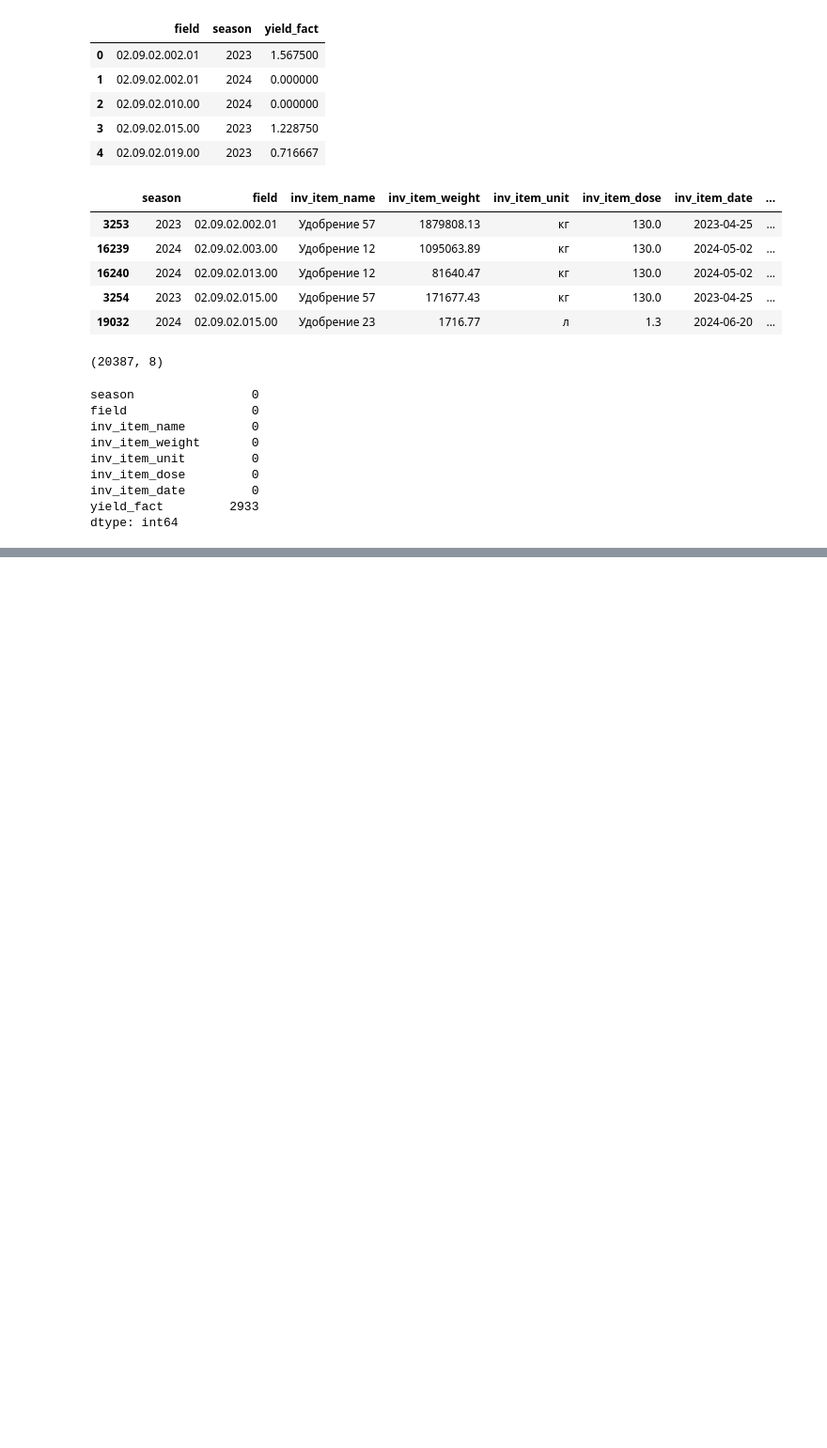
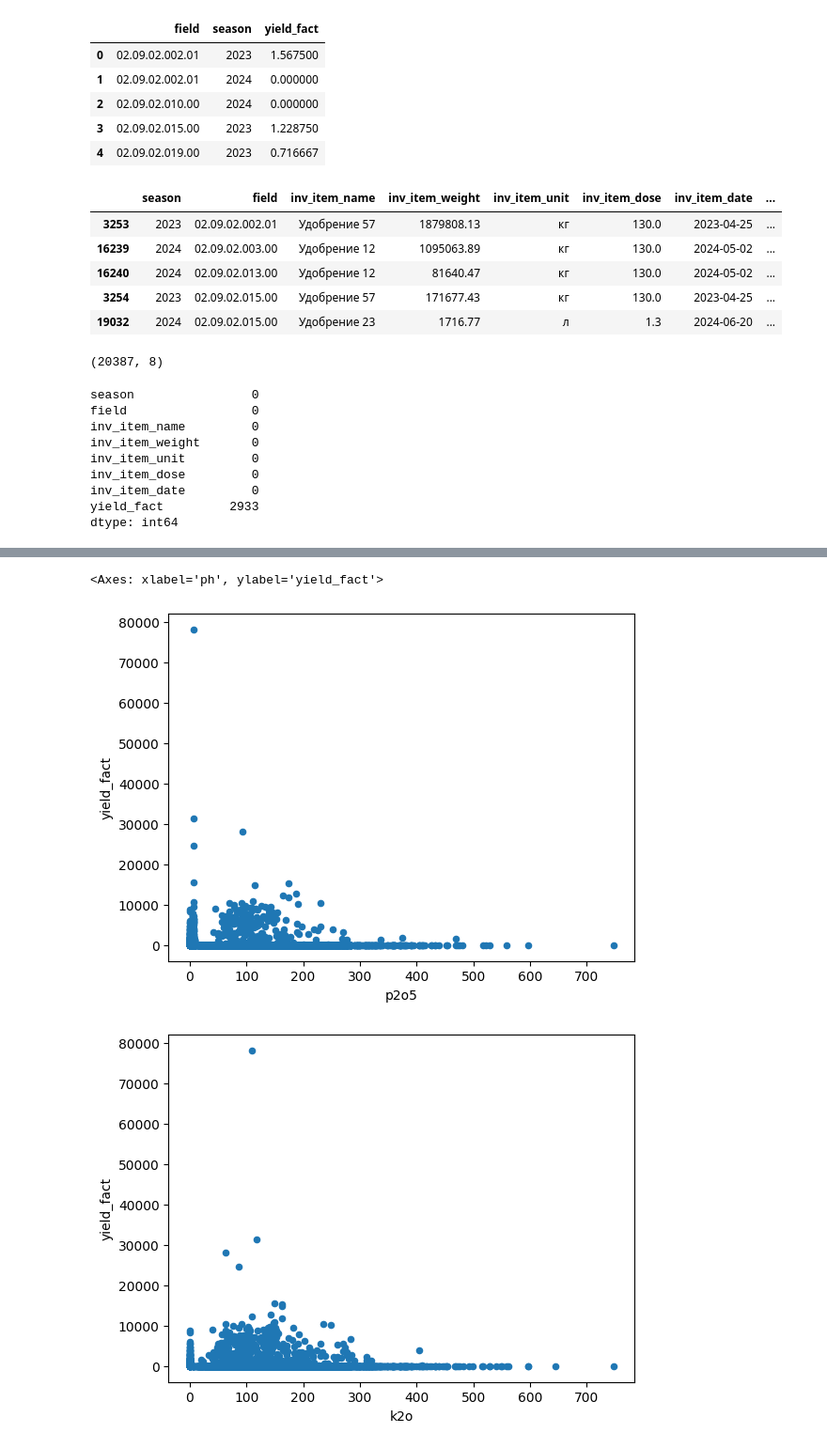
Before and after one commit to VladSunny/DANO_EKONIVA, a Jupyter notebook: notebooks/introduction.ipynb, the cells around one changed output, grey strips where cells are left out. Shown at 94% size. Drawn from its saved outputs; the diff is of its cells as text; code cells hidden in the pictures; blank space fills up the shorter version.

```diff
--- a/notebooks/introduction.ipynb
+++ b/notebooks/introduction.ipynb
@@ -114,0 +124,3 @@ df_fertilizers.to_csv('fertilizers.csv')
+# %%
+df_fields_tmp = df_fields[['season', 'field', 'p2o5', 'k2o', 'humus', 'ph', 'crop_predecessor']]
+df_fields_tmp.head()
@@ -114,0 +143,5 @@ df_fertilizers.to_csv('fertilizers.csv')
+# %%
+df_yield_fact = df_works[df_works['work_type'] == 'Уборка'][['season', 'field', 'yield_fact']]
+df_yield_fact = df_yield_fact.groupby(by=['field', 'season'], group_keys=True).mean().reset_index().sort_values(by='yield_fact', ascending=False)
+
+df_yield_fact.head()
@@ -114,0 +155,6 @@ df_fertilizers.to_csv('fertilizers.csv')
+# %%
+df = df_fields_tmp.merge(df_yield_fact, how='left', on=['field', 'season'])
+df['crop_predecessor_split'] = df['crop_predecessor'].str.split(';')
+df = df.dropna()
+
+df.head()
@@ -114,0 +168,9 @@ df_fertilizers.to_csv('fertilizers.csv')
+# %%
+df[['p2o5', 'yield_fact']].plot(kind='scatter', x='p2o5', y='yield_fact')
+df[['k2o', 'yield_fact']].plot(kind='scatter', x='k2o', y='yield_fact')
+df[['humus', 'yield_fact']].plot(kind='scatter', x='humus', y='yield_fact')
+df[['ph', 'yield_fact']].plot(kind='scatter', x='ph', y='yield_fact')
+# %% [output]
+<Axes: xlabel='ph', ylabel='yield_fact'>
+[figure, added]
+[figure, added]
```
Also changed, not shown: parts of 21 cells of this notebook, 4 other files.
